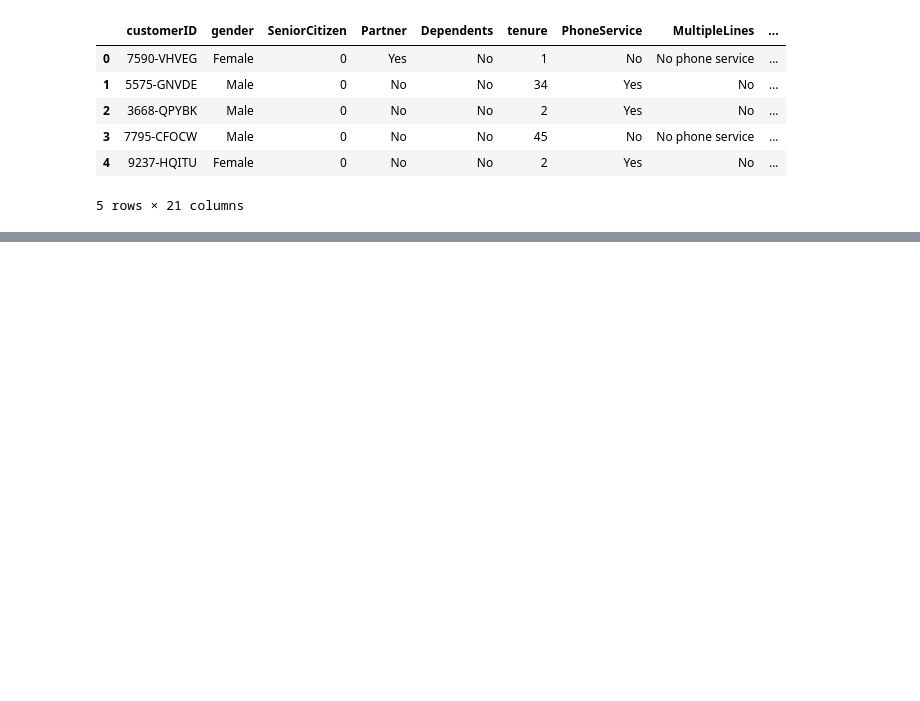
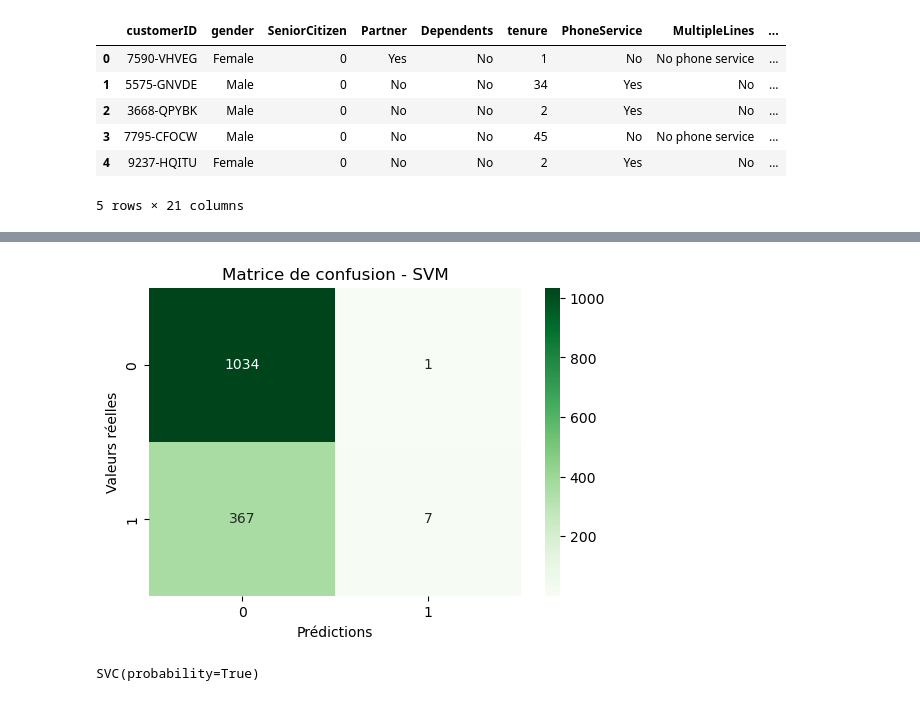
Before and after one commit to selenaiskounen/Clients-satisfaction-prediction, a Jupyter notebook: notebook/Notebook.ipynb, the cells around one changed output, grey strips where cells are left out. Drawn from its saved outputs; the diff is of its cells as text; code cells hidden in the pictures; blank space fills up the shorter version.

```diff
--- a/notebook/Notebook.ipynb
+++ b/notebook/Notebook.ipynb
@@ -15,0 +132,9 @@ df.head()
+# %%
+svm = SVC(kernel='rbf')  # ou 'linear', 'poly', etc.
+svm.fit(X_train, y_train)
+y_pred_svm = svm.predict(X_test)
+
+print("SVM")
+print(confusion_matrix(y_test, y_pred_svm))
+print(classification_report(y_test, y_pred_svm))
+print("Accuracy:", accuracy_score(y_test, y_pred_svm))
@@ -15,0 +155,22 @@ df.head()
+# %%
+# Prédictions
+y_pred_svm = svm.predict(X_test)
+
+# Matrice de confusion
+cm_svm = confusion_matrix(y_test, y_pred_svm)
+
+# Affichage
+plt.figure(figsize=(6, 4))
+sns.heatmap(cm_svm, annot=True, fmt='d', cmap='Greens')
+plt.title("Matrice de confusion - SVM")
+plt.xlabel("Prédictions")
+plt.ylabel("Valeurs réelles")
+plt.show()
+# %% [output]
+[figure, added]
+# %%
+from sklearn.svm import SVC
+svm = SVC(probability=True)  # Important !
+svm.fit(X_train, y_train)
+# %% [output]
+SVC(probability=True)
```
Also changed, not shown: parts of 9 cells of this notebook.
